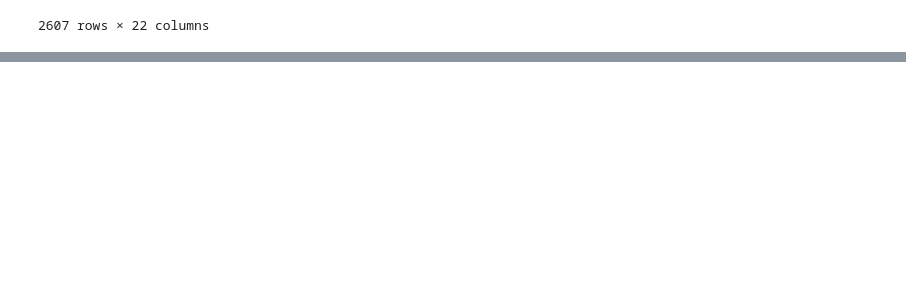
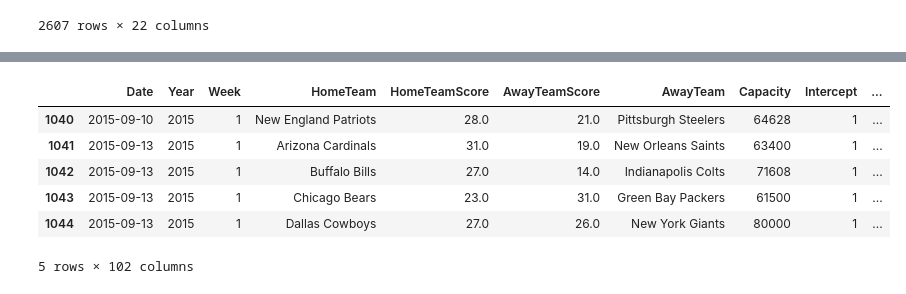
Before and after one commit to slimseidl/DataScience, a Jupyter notebook: FinalProject/Project.ipynb, the cells around one changed output, grey strips where cells are left out. Drawn from its saved outputs; the diff is of its cells as text; code cells hidden in the pictures; blank space fills up the shorter version.

```diff
--- a/FinalProject/Project.ipynb
+++ b/FinalProject/Project.ipynb
@@ -704,0 +903,2 @@ merged.query("HomeTeamScore.notnull()")
+# %%
+lsmodel = merged.copy()
@@ -704,0 +925,2 @@ merged.query("HomeTeamScore.notnull()")
+# %%
+lsmodel.dropna(inplace=True)
@@ -704,0 +947,4 @@ merged.query("HomeTeamScore.notnull()")
+# %%
+lsmodel["Intercept"] = 1
+
+lm = sm.OLS(lsmodel["AwayTeamScore"], lsmodel[["Intercept", "Capacity"]])
@@ -704,0 +1026,12 @@ merged.query("HomeTeamScore.notnull()")
+# %%
+logisticR = pd.get_dummies(lsmodel, columns=["Stadium", "City", "Country", "Type", "Surface"], drop_first=True, dtype=int)
+# %%
+logisticR.head()
+# %% [output]
+|  | Date | Year | Week | HomeTeam | HomeTeamScore | AwayTeamScore | AwayTeam | Capacity | Intercept | ... |
+| 1040 | 2015-09-10 | 2015 | 1 | New England Patriots | 28.0 | 21.0 | Pittsburgh Steelers | 64628 | 1 | ... |
+| 1041 | 2015-09-13 | 2015 | 1 | Arizona Cardinals | 31.0 | 19.0 | New Orleans Saints | 63400 | 1 | ... |
+| 1042 | 2015-09-13 | 2015 | 1 | Buffalo Bills | 27.0 | 14.0 | Indianapolis Colts | 71608 | 1 | ... |
+| 1043 | 2015-09-13 | 2015 | 1 | Chicago Bears | 23.0 | 31.0 | Green Bay Packers | 61500 | 1 | ... |
+| 1044 | 2015-09-13 | 2015 | 1 | Dallas Cowboys | 27.0 | 26.0 | New York Giants | 80000 | 1 | ... |
+5 rows × 102 columns
```
Also changed, not shown: parts of 39 cells of this notebook, 1 other file.
